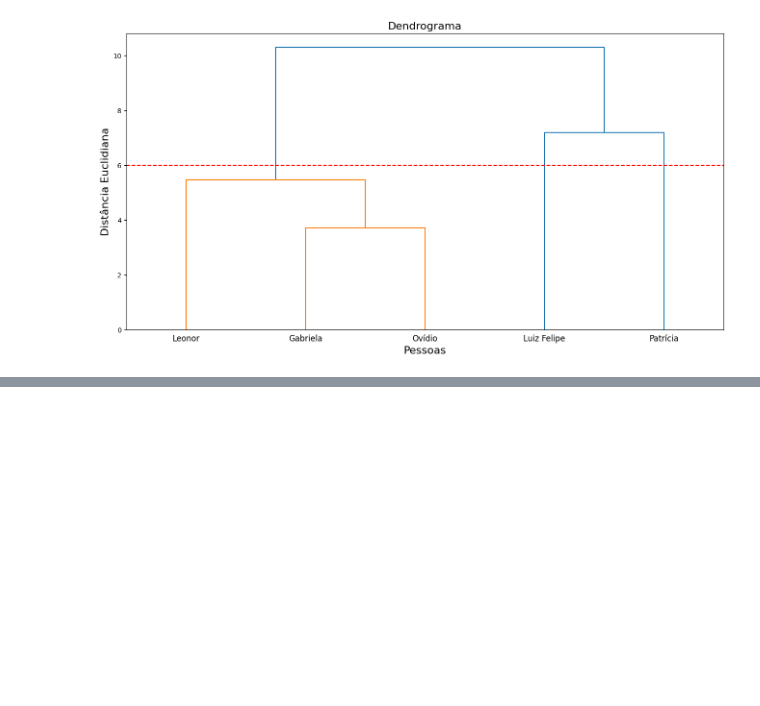
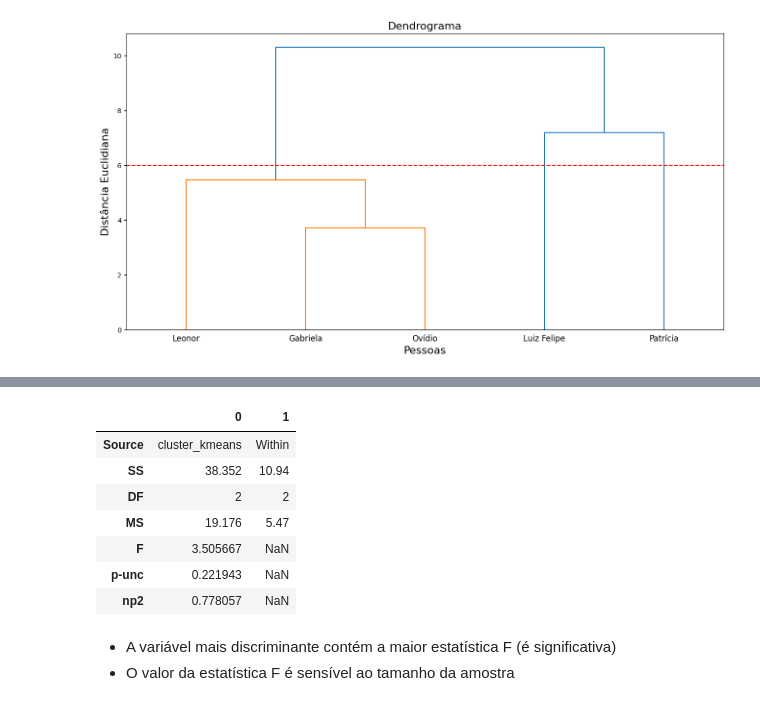
Before and after one commit to guilhermecanfield/clustering, a Jupyter notebook: clusterizacao_hierarquica_aglomerativa.ipynb, the cells around one changed output, grey strips where cells are left out. Saved outputs shown, nothing was run; the diff lists cells and outputs as text; code cells hidden in the pictures; blank space fills up the shorter version.

```diff
--- a/clusterizacao_hierarquica_aglomerativa.ipynb
+++ b/clusterizacao_hierarquica_aglomerativa.ipynb
@@ -165,0 +279,30 @@ plt.show()
+# %%
+# Matemática
+pg.anova(dv='matemática',
+         between='cluster_kmeans',
+         data=dados_vest,
+         detailed=True).T
+
+# Física
+pg.anova(dv='física',
+         between='cluster_kmeans',
+         data=dados_vest,
+         detailed=True).T
+
+# Química
+pg.anova(dv='química',
+         between='cluster_kmeans',
+         data=dados_vest,
+         detailed=True).T
+# %% [output]
+|  | 0 | 1 |
+| Source | cluster_kmeans | Within |
+| SS | 38.352 | 10.94 |
+| DF | 2 | 2 |
+| MS | 19.176 | 5.47 |
+| F | 3.505667 | NaN |
+| p-unc | 0.221943 | NaN |
+| np2 | 0.778057 | NaN |
+# %% [markdown]
+- A variável mais discriminante contém a maior estatística F (é significativa)
+- O valor da estatística F é sensível ao tamanho da amostra
```
Also changed, not shown: parts of 11 cells of this notebook.
